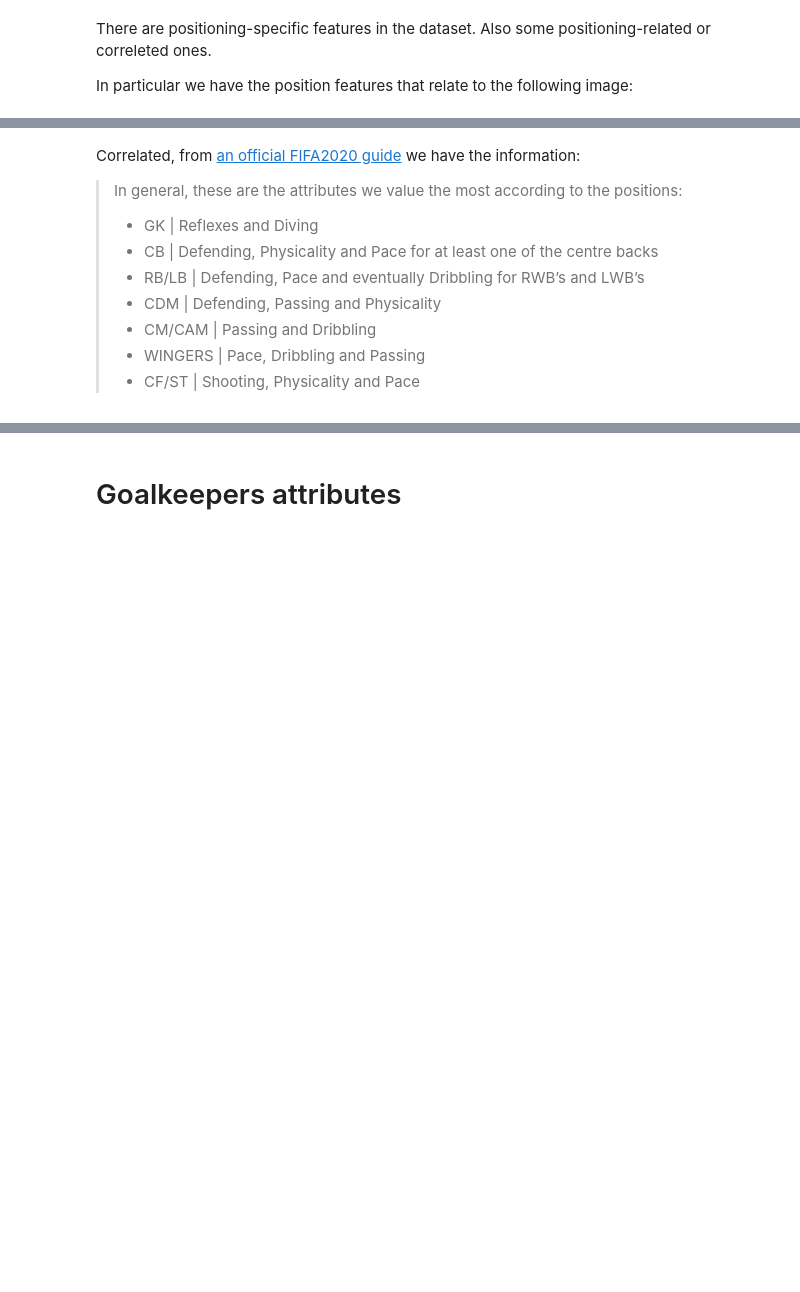
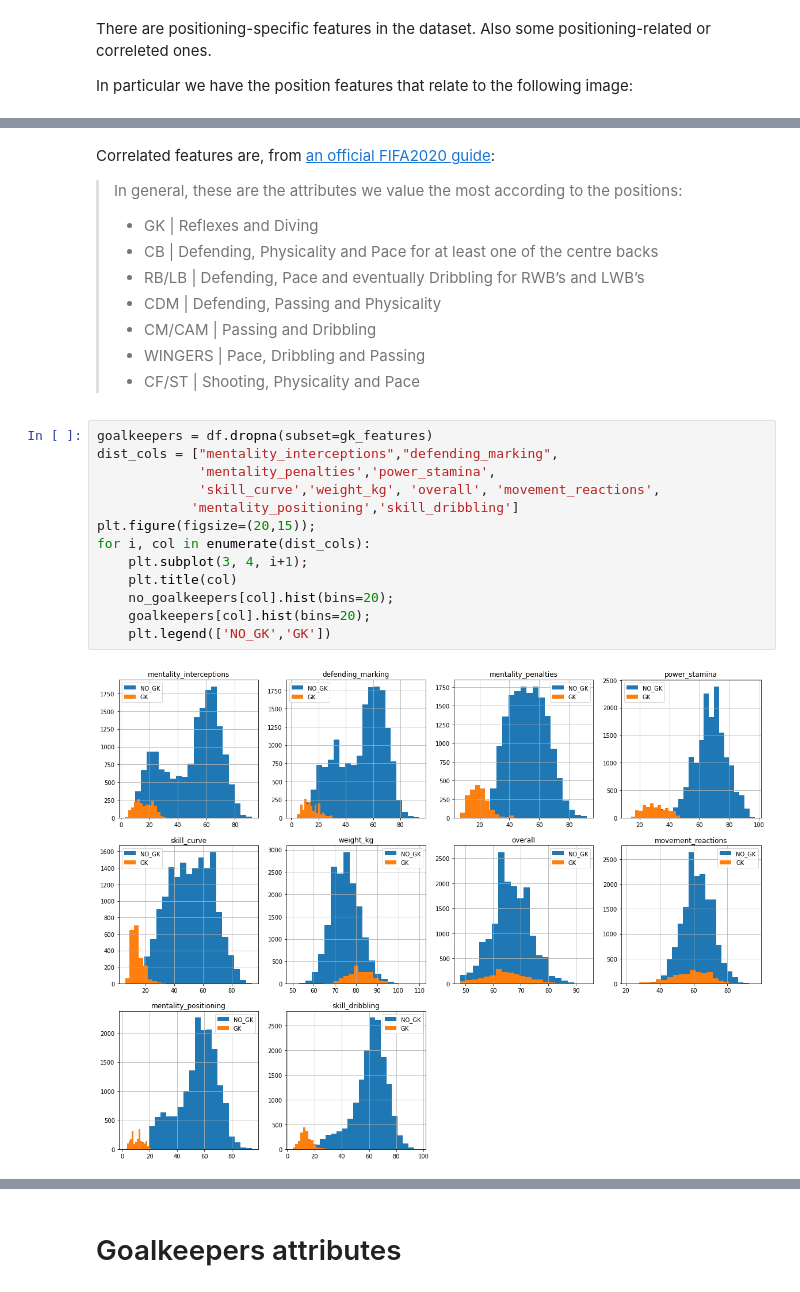
Before and after one commit to karen-pal/AprendizajeNOSupervisado, a Jupyter notebook: 2020/practico/exploration_of_data.ipynb, the cells around one changed output, grey strips where cells are left out. Cells and saved outputs as stored; diff of their text form; blank space fills up the shorter version.

```diff
--- a/2020/practico/exploration_of_data.ipynb
+++ b/2020/practico/exploration_of_data.ipynb
@@ -108,7 +114,7 @@ positioning.head(1)
 |  | sofifa_id | short_name | long_name | overall | ls | st | rs | lw | lf | cf | ... |
 | 0 | 158023 | L. Messi | Lionel Andrés Messi Cuccittini | 94 | 89+2 | 89+2 | 89+2 | 93+2 | 93+2 | 93+2 | ... |
 # %% [markdown]
-Correlated, from [an official FIFA2020 guide](https://www.fifauteam.com/choose-players-fifa-20-ultimate-team/) we have the information:
+Correlated features are, from [an official FIFA2020 guide](https://www.fifauteam.com/choose-players-fifa-20-ultimate-team/):
 
 > In general, these are the attributes we value the most according to the positions:
 >
@@ -119,3 +125,18 @@ Correlated, from [an official FIFA2020 guide](https://www.fifauteam.com/choose-p
 > - CM/CAM | Passing and Dribbling
 > - WINGERS | Pace, Dribbling and Passing
 > - CF/ST | Shooting, Physicality and Pace
+# %%
+goalkeepers = df.dropna(subset=gk_features)
+dist_cols = ["mentality_interceptions","defending_marking",
+             'mentality_penalties','power_stamina',
+             'skill_curve','weight_kg', 'overall', 'movement_reactions',
+            'mentality_positioning','skill_dribbling']
+plt.figure(figsize=(20,15));
+for i, col in enumerate(dist_cols):
+    plt.subplot(3, 4, i+1);
+    plt.title(col)
+    no_goalkeepers[col].hist(bins=20);
+    goalkeepers[col].hist(bins=20);
+    plt.legend(['NO_GK','GK'])
+# %% [output]
+[figure, added]
```
Also changed, not shown: parts of 4 cells of this notebook.
